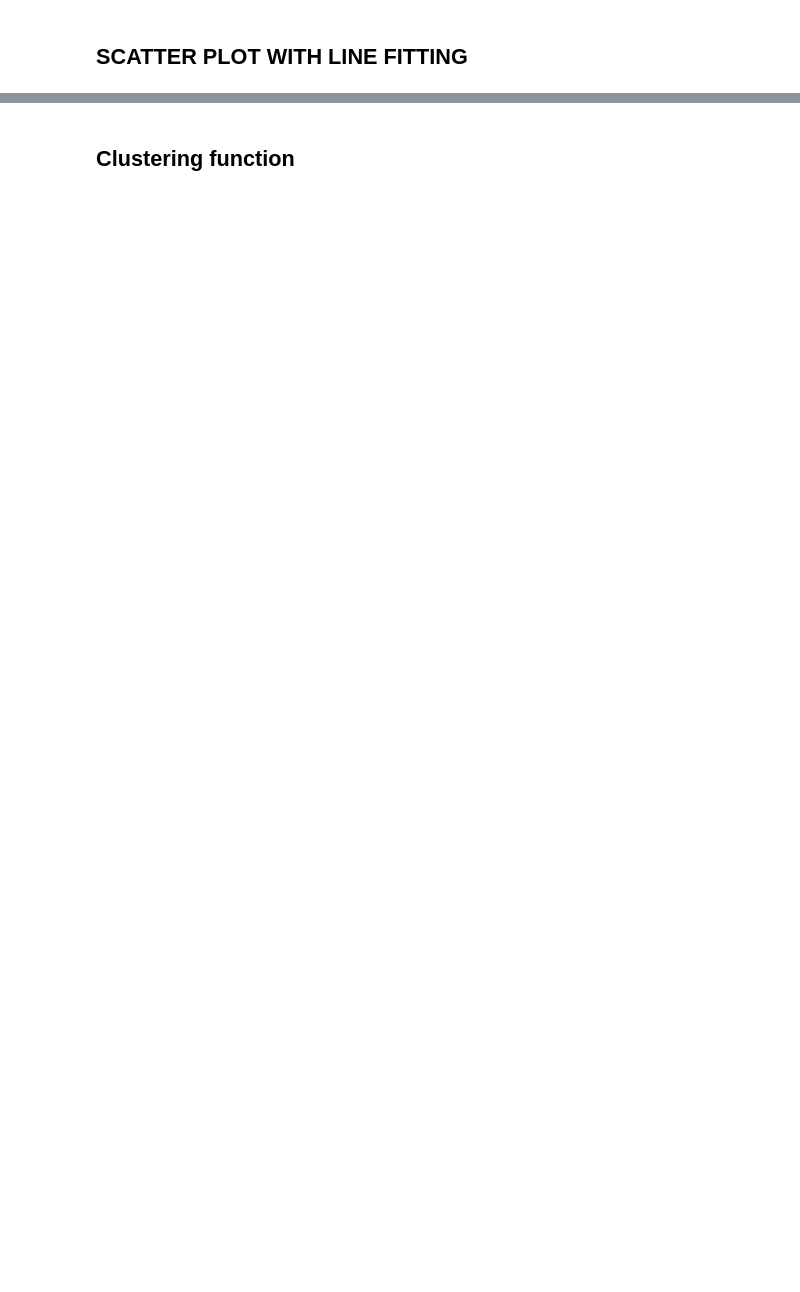
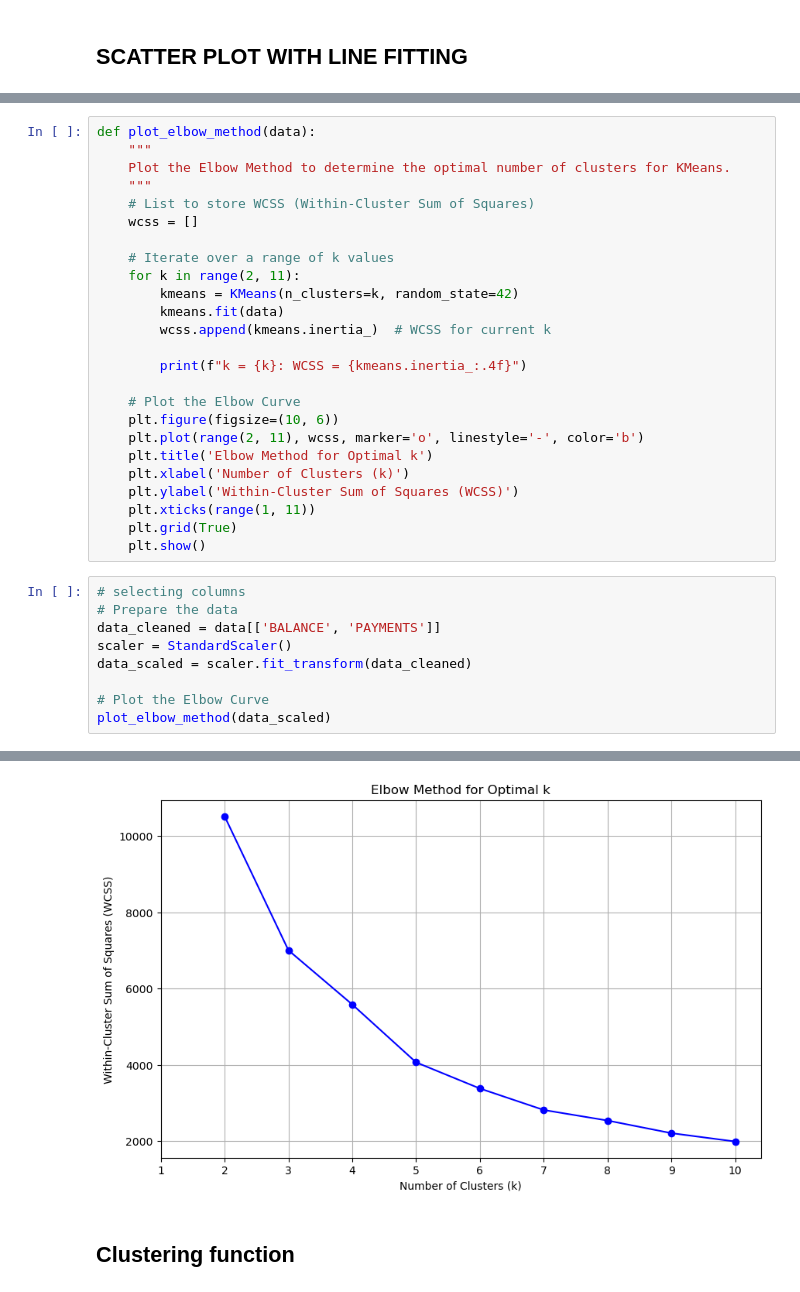
Before and after one commit to aishwarya-shekar-babu/Applied-Datascience-1-Assignment2, a Jupyter notebook: Clustering and fitting-assignment-final.ipynb, the cells around one changed output, grey strips where cells are left out. Saved outputs shown, nothing was run; the diff lists cells and outputs as text; blank space fills up the shorter version.

```diff
--- a/Clustering and fitting-assignment-final.ipynb
+++ b/Clustering and fitting-assignment-final.ipynb
@@ -388,0 +395,35 @@ k = 10: Silhouette Score = 0.4432
+# %%
+def plot_elbow_method(data):
+    """
+    Plot the Elbow Method to determine the optimal number of clusters for KMeans.
+    """
+    # List to store WCSS (Within-Cluster Sum of Squares)
+    wcss = []
+
+    # Iterate over a range of k values
+    for k in range(2, 11):
+        kmeans = KMeans(n_clusters=k, random_state=42)
+        kmeans.fit(data)
+        wcss.append(kmeans.inertia_)  # WCSS for current k
+
+        print(f"k = {k}: WCSS = {kmeans.inertia_:.4f}")
+
+    # Plot the Elbow Curve
+    plt.figure(figsize=(10, 6))
+    plt.plot(range(2, 11), wcss, marker='o', linestyle='-', color='b')
+    plt.title('Elbow Method for Optimal k')
+    plt.xlabel('Number of Clusters (k)')
+    plt.ylabel('Within-Cluster Sum of Squares (WCSS)')
+    plt.xticks(range(1, 11))
+    plt.grid(True)
+    plt.show()
+# %%
+# selecting columns
+# Prepare the data
+data_cleaned = data[['BALANCE', 'PAYMENTS']]
+scaler = StandardScaler()
+data_scaled = scaler.fit_transform(data_cleaned)
+
+# Plot the Elbow Curve
+plot_elbow_method(data_scaled)
+# %% [output]
@@ -389,3 +439,4 @@ k = 10: Silhouette Score = 0.4432
+[figure, added]
 # %% [markdown]
 ## Clustering function
 # %%
```
Also changed, not shown: parts of 14 cells of this notebook.
